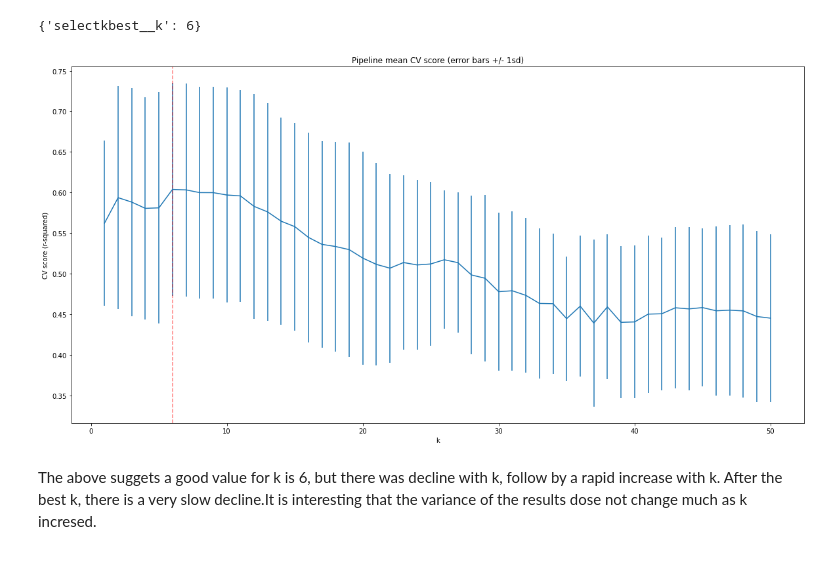
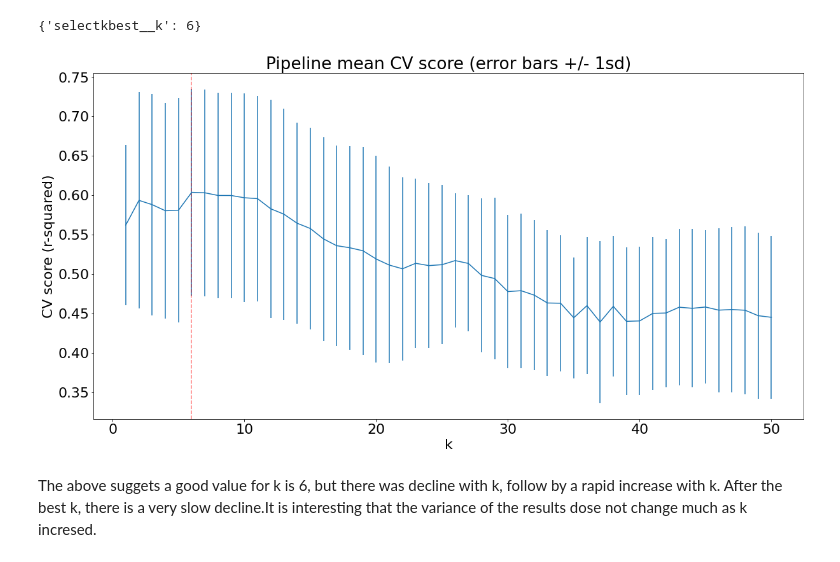
Before and after one commit to jinshuochen/Spring-Board-Capstone-Two, a Jupyter notebook: nba_player_salary/notebooks/05-Modeling.ipynb, the cells around one changed output. Cells and saved outputs as stored; diff of their text form; code cells hidden in the pictures.

```diff
--- a/nba_player_salary/notebooks/05-Modeling.ipynb
+++ b/nba_player_salary/notebooks/05-Modeling.ipynb
@@ -152,14 +152,15 @@ lr_grid_cv.best_params_
 # %%
 #Assign the value of k from the above dict of `best_params_` and assign it to `best_k`
 best_k = lr_grid_cv.best_params_['selectkbest__k']
 plt.subplots(figsize=(20, 10))
 plt.errorbar(cv_k[:50], score_mean[:50], yerr=score_std[:50])
 plt.axvline(x=best_k, c='r', ls='--', alpha=.5)
 plt.xlabel('k')
 plt.ylabel('CV score (r-squared)')
 plt.title('Pipeline mean CV score (error bars +/- 1sd)');
+plt.rcParams.update({'font.size': 18})
 # %% [output]
-[figure, old version]
+[figure, new version]
 # %% [markdown]
 The above suggets a good value for k is 6, but there was decline with k, follow by a rapid increase with k. After the best k, there is a very slow decline.It is interesting that the variance of the results dose not change much as k incresed.
 # %% [markdown]
```
Also changed, not shown: parts of 3 cells of this notebook, 4 other files.
